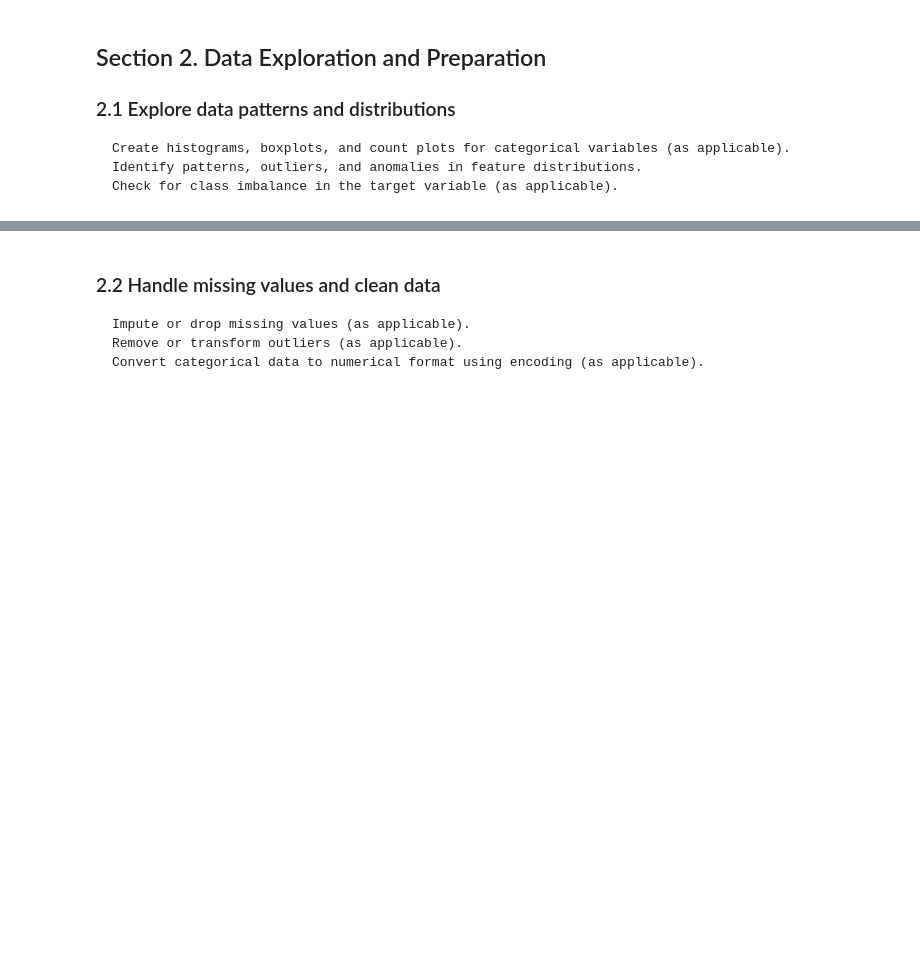
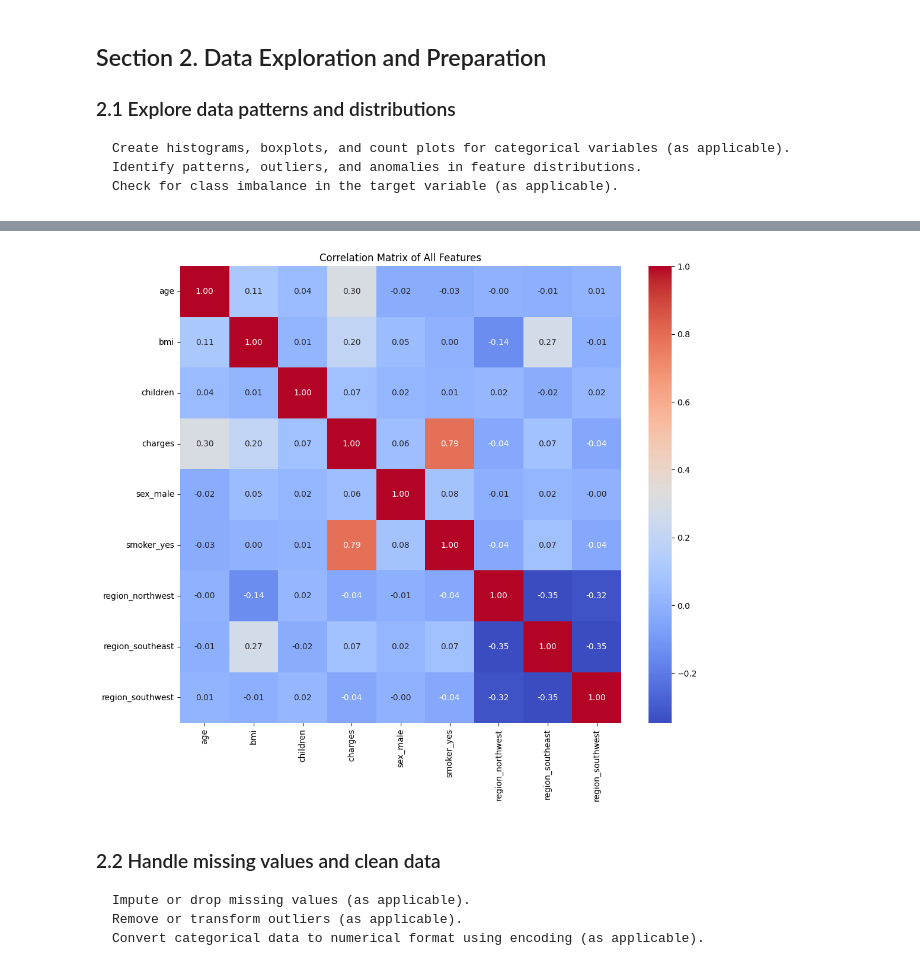
Before and after one commit to matthewpblock/ml_regression_block, a Jupyter notebook: regression_block.ipynb, the cells around one changed output, grey strips where cells are left out. Saved outputs shown, nothing was run; the diff lists cells and outputs as text; code cells hidden in the pictures; blank space fills up the shorter version.

```diff
--- a/regression_block.ipynb
+++ b/regression_block.ipynb
@@ -30,3 +146,20 @@ Start your notebook professionally with:
+# %%
+# Create a copy of the DataFrame to perform encoding for correlation analysis
+df_encoded = df.copy()
+
+# One-hot encode categorical features
+df_encoded = pd.get_dummies(df_encoded, columns=['sex', 'smoker', 'region'], drop_first=True)
+
+# Calculate the correlation matrix
+correlation_matrix = df_encoded.corr()
+
+# Plot the correlation matrix as a heatmap
+plt.figure(figsize=(12, 10))
+sns.heatmap(correlation_matrix, annot=True, cmap='coolwarm', fmt=".2f")
+plt.title('Correlation Matrix of All Features')
+plt.show()
+# %% [output]
+[figure, added]
 # %% [markdown]
 ### 2.2 Handle missing values and clean data
 
```
Also changed, not shown: parts of 13 cells of this notebook.
